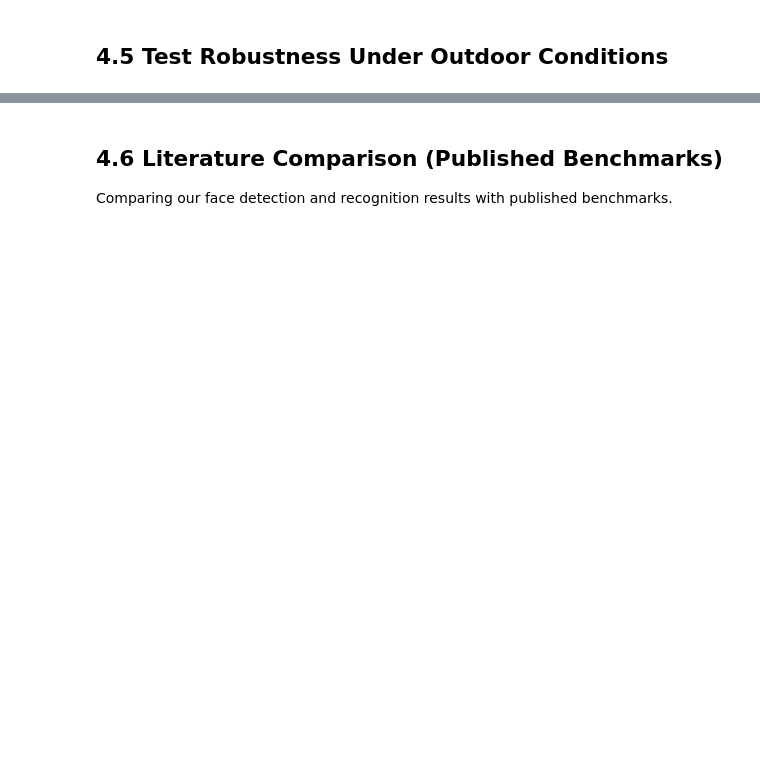
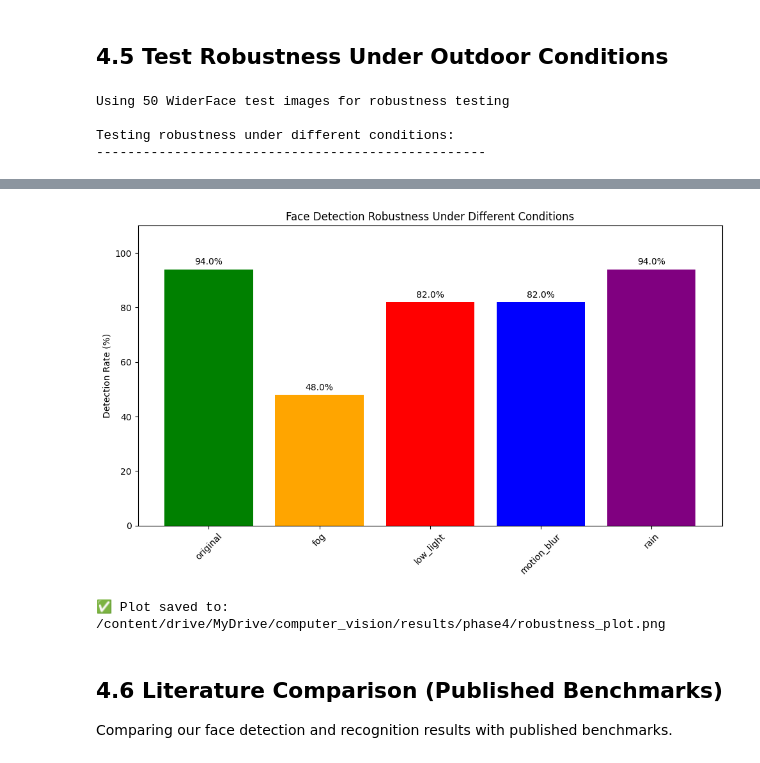
Before and after one commit to Ib-Programmer/computer_vision_expirement, a Jupyter notebook: notebooks/Phase4_Face_Recognition.ipynb, the cells around one changed output, grey strips where cells are left out. Drawn from its saved outputs; the diff is of its cells as text; code cells hidden in the pictures; blank space fills up the shorter version.

```diff
--- a/notebooks/Phase4_Face_Recognition.ipynb
+++ b/notebooks/Phase4_Face_Recognition.ipynb
@@ -183,8 +512,13 @@ if len(embeddings_db) > 0:
 import matplotlib.pyplot as plt
 import albumentations as A
 
+# Use WiderFace test images instead of LFW
+test_imgs = sorted(glob.glob(f'{DATASETS_DIR}/widerface_processed/test/*.jpg'))[:50]
+print(f"Using {len(test_imgs)} WiderFace test images for robustness testing")
+
 # Apply outdoor augmentations ON-THE-FLY for robustness testing
 conditions = {
+    'original': None,  # Baseline
     'fog': A.Compose([A.RandomFog(fog_coef_lower=0.3, fog_coef_upper=0.7, alpha_coef=0.08, p=1.0)]),
     'low_light': A.Compose([A.RandomBrightnessContrast(brightness_limit=(-0.5, -0.2), contrast_limit=(-0.3, 0.0), p=1.0)]),
     'motion_blur': A.Compose([A.MotionBlur(blur_limit=(7, 15), p=1.0)]),
@@ -192,35 +526,79 @@ conditions = {
                                      drop_color=(200, 200, 200), blur_value=3, brightness_coefficient=0.7, p=1.0)]),
 }
 
-# Use LFW test images from local disk
-test_imgs = sorted(glob.glob(f'{DATASETS_DIR}/lfw_processed/test/*.jpg'))[:50]
 condition_results = []
+print("\nTesting robustness under different conditions:")
+print("-" * 50)
 
 for condition, transform in conditions.items():
     detected = 0
     total = 0
+    detection_times_cond = []
 
     for img_path in test_imgs:
         img = cv2.imread(img_path)
         if img is None:
             continue
 
-        # Apply augmentation on-the-fly
-        img_rgb = cv2.cvtColor(img, cv2.COLOR_BGR2RGB)
-        aug_img = transform(image=img_rgb)['image']
-        aug_bgr = cv2.cvtColor(aug_img, cv2.COLOR_RGB2BGR)
+        # Apply augmentation if not original
+        if transform is not None:
+            img_rgb = cv2.cvtColor(img, cv2.COLOR_BGR2RGB)
+            aug_img = transform(image=img_rgb)['image']
+            aug_bgr = cv2.cvtColor(aug_img, cv2.COLOR_RGB2BGR)
+            test_img = aug_bgr
+        else:
+            test_img = img
 
         total += 1
-        faces = app.get(aug_bgr)
+        start = time.time()
+        faces = app.get(test_img)
+        elapsed = (time.time() - start) * 1000
+
         if len(faces) > 0:
             detected += 1
+        detection_times_cond.append(elapsed)
 
     rate = detected / max(total, 1) * 100
-    condition_results.append({'Condition': condition, 'Images': total, 'Detected': detected, 'Rate': f'{rate:.1f}%'})
-    print(f"  {condition}: {detected}/{total} faces detected ({rate:.1f}%)")
+    avg_time = np.mean(detection_times_cond)
+    condition_results.append({
+        'Condition': condition,
+        'Images': total,
+        'Detected': detected,
+        'Detection_Rate': f'{rate:.1f}%',
+        'Avg_Time_ms': f'{avg_time:.1f}'
+    })
+    print(f"  {condition:12s}: {detected:3d}/{total:3d} faces detected ({rate:5.1f}%) @ {avg_time:.1f}ms")
 
 if condition_results:
     cond_df = pd.DataFrame(condition_results)
-    print("\nRobustness Summary:")
+    print("\n" + "="*60)
+    print("Robustness Summary:")
     print(cond_df.to_string(index=False))
     cond_df.to_csv(f'{RESULTS_DIR}/robustness_analysis.csv', index=False)
+    print(f"\n✅ Saved to: {RESULTS_DIR}/robustness_analysis.csv")
+
+    # Plot results
+    fig, ax = plt.subplots(figsize=(10, 6))
+    conditions_names = [r['Condition'] for r in condition_results]
+    detection_rates = [float(r['Detection_Rate'].replace('%', '')) for r in condition_results]
+
+    bars = ax.bar(conditions_names, detection_rates, color=['green', 'orange', 'red', 'blue', 'purple'])
+    ax.set_ylabel('Detection Rate (%)')
+    ax.set_title('Face Detection Robustness Under Different Conditions')
+    ax.set_ylim([0, 110])
+
+    # Add value labels on bars
+    for bar, rate in zip(bars, detection_rates):
+        ax.text(bar.get_x() + bar.get_width()/2, bar.get_height() + 1,
+                f'{rate:.1f}%', ha='center', va='bottom')
+
+    plt.xticks(rotation=45)
+    plt.tight_layout()
+    plt.savefig(f'{RESULTS_DIR}/robustness_plot.png', dpi=150)
+    plt.show()
+    print(f"✅ Plot saved to: {RESULTS_DIR}/robustness_plot.png")
+# %% [output]
+Using 50 WiderFace test images for robustness testing
+
+Testing robustness under different conditions:
+--------------------------------------------------
@@ -227,3 +621,5 @@ if condition_results:
+[figure, added]
+✅ Plot saved to: /content/drive/MyDrive/computer_vision/results/phase4/robustness_plot.png
 # %% [markdown]
 ## 4.6 Literature Comparison (Published Benchmarks)
 Comparing our face detection and recognition results with published benchmarks.
```
Also changed, not shown: parts of 14 cells of this notebook.
